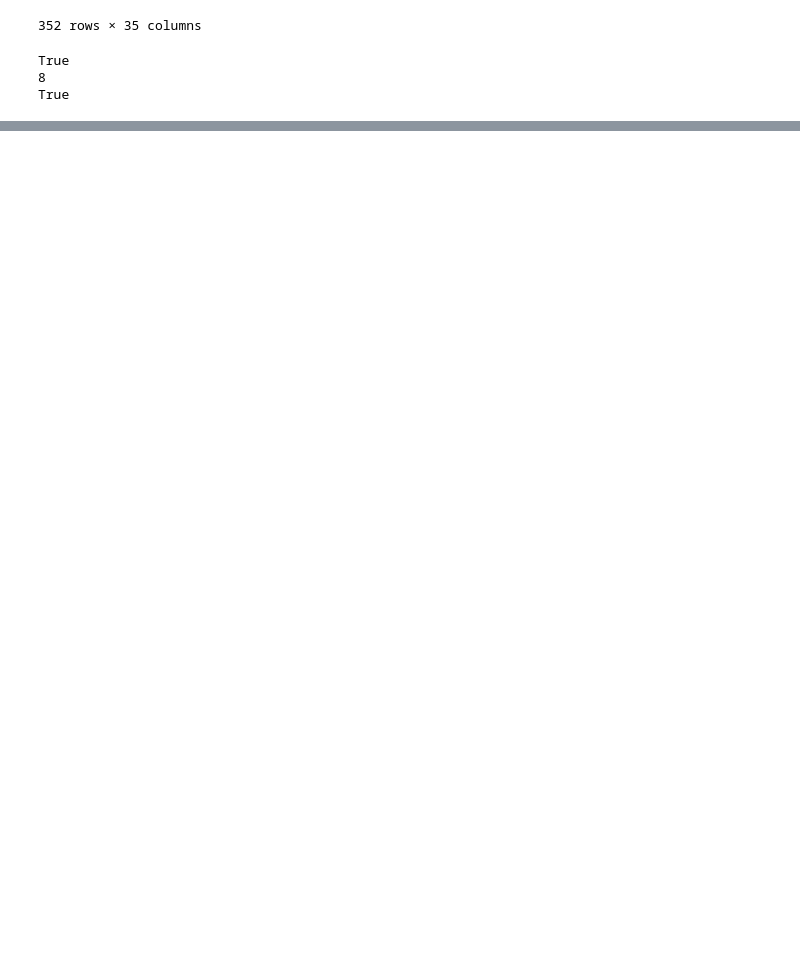
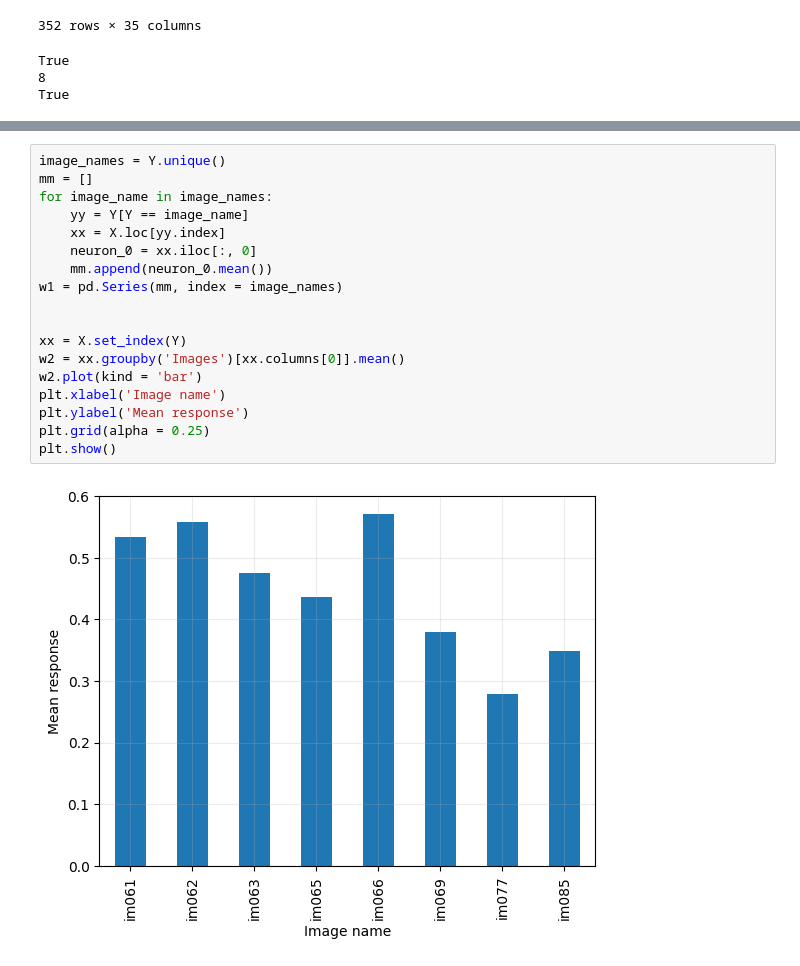
Before and after one commit to Elltropy/neural-population-analysis, a Jupyter notebook: 00_dataset_audit.ipynb, the cells around one changed output, grey strips where cells are left out. Cells and saved outputs as stored; diff of their text form; blank space fills up the shorter version.

```diff
--- a/00_dataset_audit.ipynb
+++ b/00_dataset_audit.ipynb
@@ -320,0 +353,20 @@ print(y.shape)
+# %%
+image_names = Y.unique()
+mm = []
+for image_name in image_names:
+    yy = Y[Y == image_name]
+    xx = X.loc[yy.index]
+    neuron_0 = xx.iloc[:, 0]
+    mm.append(neuron_0.mean())
+w1 = pd.Series(mm, index = image_names)
+
+
+xx = X.set_index(Y)
+w2 = xx.groupby('Images')[xx.columns[0]].mean()
+w2.plot(kind = 'bar')
+plt.xlabel('Image name')
+plt.ylabel('Mean response')
+plt.grid(alpha = 0.25)
+plt.show()
+# %% [output]
+[figure, added]
```
Also changed, not shown: parts of 3 cells of this notebook.
